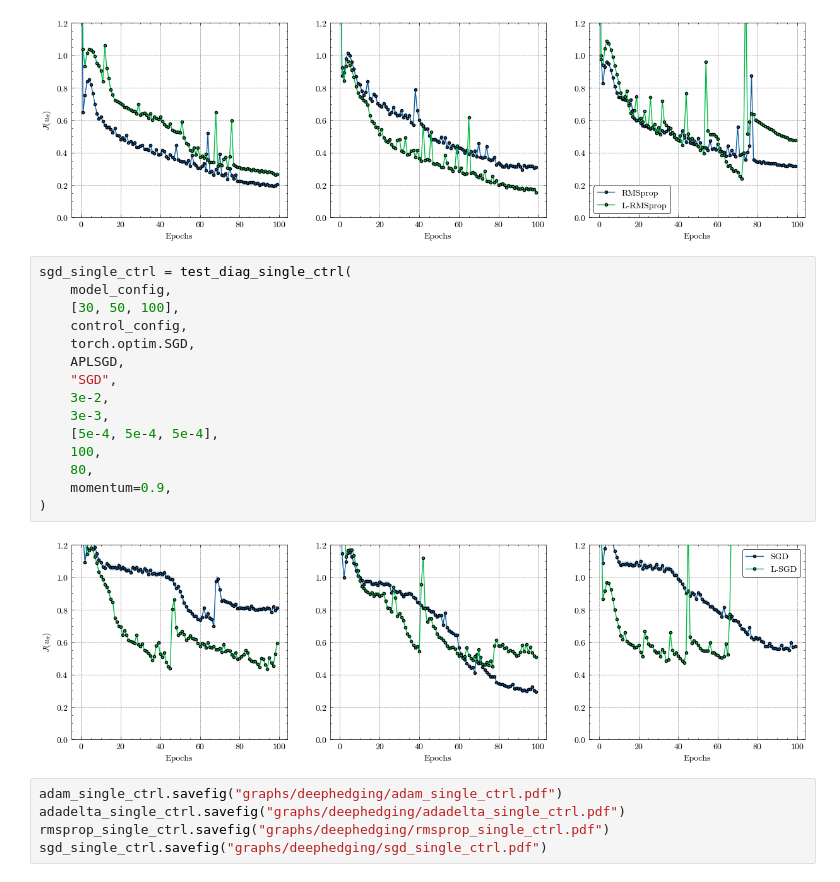
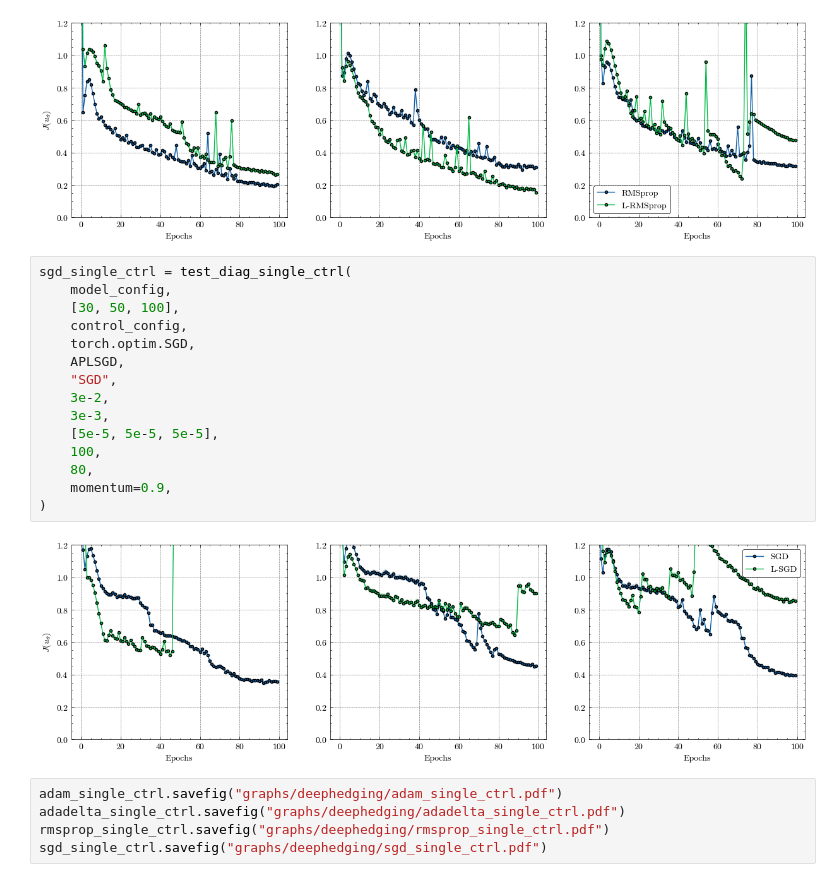
Before and after one commit to SaadSouilmi/Langevin-algorithms-for-deep-stochastic-control, a Jupyter notebook: DeepHedging.ipynb, the cells around one changed output. Drawn from its saved outputs; the diff is of its cells as text.

Commit message:
updated graphs in notebooks

```diff
--- a/DeepHedging.ipynb
+++ b/DeepHedging.ipynb
@@ -217,20 +217,20 @@ rmsprop_single_ctrl = test_diag_single_ctrl(
 # %%
 sgd_single_ctrl = test_diag_single_ctrl(
     model_config,
     [30, 50, 100],
     control_config,
     torch.optim.SGD,
     APLSGD,
     "SGD",
     3e-2,
     3e-3,
-    [5e-4, 5e-4, 5e-4],
+    [5e-5, 5e-5, 5e-5],
     100,
     80,
     momentum=0.9,
 )
 # %% [output]
-[figure, old version]
+[figure, new version]
 # %%
 adam_single_ctrl.savefig("graphs/deephedging/adam_single_ctrl.pdf")
 adadelta_single_ctrl.savefig("graphs/deephedging/adadelta_single_ctrl.pdf")
```
Also changed, not shown: parts of 36 cells of this notebook, 3 other files.
